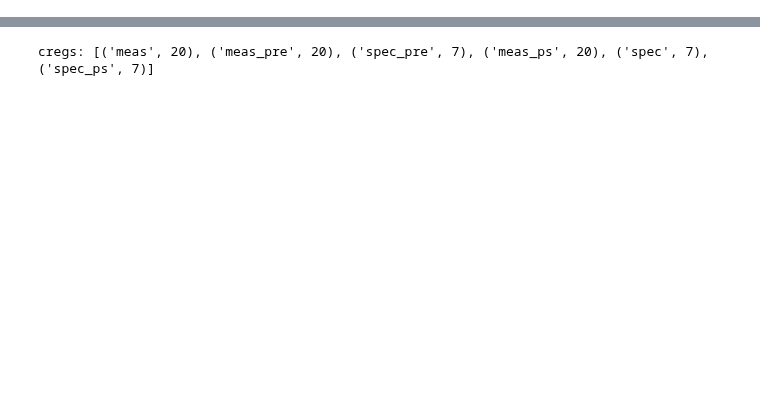
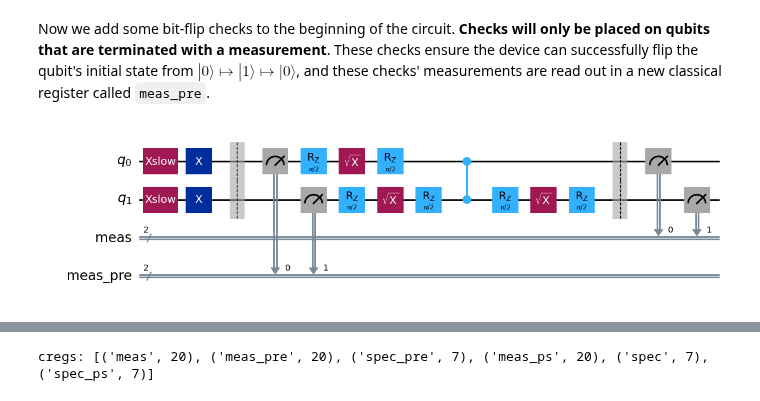
Before and after one commit to Qiskit/qiskit-addon-utils, a Jupyter notebook: docs/how_tos/postselection_with_bit_flip_checks.ipynb, the cells around one changed output, grey strips where cells are left out. Cells and saved outputs as stored; diff of their text form; code cells hidden in the pictures; blank space fills up the shorter version.

```diff
--- a/docs/how_tos/postselection_with_bit_flip_checks.ipynb
+++ b/docs/how_tos/postselection_with_bit_flip_checks.ipynb
@@ -2,0 +35,10 @@
+# %% [markdown]
+Now we add some bit-flip checks to the beginning of the circuit. **Checks will only be placed on qubits that are terminated with a measurement**. These checks ensure the device can successfully flip the qubit's initial state from $|0\rangle \mapsto |1\rangle \mapsto |0\rangle$, and these checks' measurements are read out in a new classical register called ``meas_pre``.
+# %%
+from qiskit.transpiler import PassManager
+from qiskit_addon_utils.noise_management.bit_flip_checks.passes import AddPreCircuitBitFlipChecks
+
+qc_w_checks = PassManager([AddPreCircuitBitFlipChecks()]).run(qc_isa)
+qc_w_checks.draw("mpl", idle_wires=False)
+# %% [output]
+[figure, added]
```
Also changed, not shown: parts of 19 cells of this notebook.
